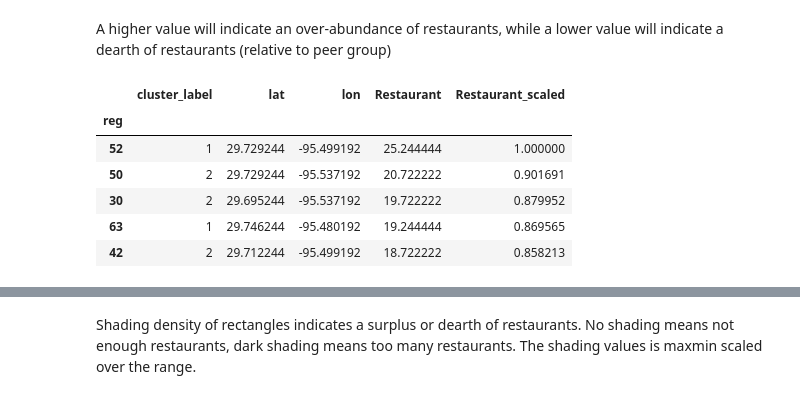
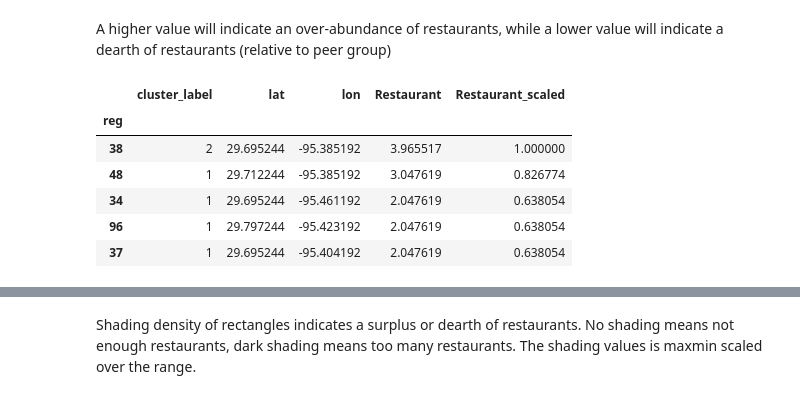
Before and after one commit to mehlmanmichael/Coursera_Capstone, a Jupyter notebook: Week4.ipynb, the cells around one changed output, grey strips where cells are left out. Saved outputs shown, nothing was run; the diff lists cells and outputs as text; code cells hidden in the pictures.

```diff
--- a/Week4.ipynb
+++ b/Week4.ipynb
@@ -215,19 +251,19 @@ v_rep = v_rep.drop([x+'_avg' for x in cols], axis=1)
 A higher value will indicate an over-abundance of restaurants, while a lower value will indicate a dearth of restaurants (relative to peer group)
 # %%
 key = 'Restaurant'
-key_rep = v_rep[[col for col in v_rep.columns if (key in col) | ('cluster_label' in col) | ('lat' in col) | ('lon' in col)]]
+key_rep = v_rep[[col for col in v_rep.columns if (re.compile(r'^('+key+')$').match(col) is not None) | ('cluster_label' == col) | ('lat' == col) | ('lon' == col)]]
 key_sum = pd.DataFrame(key_rep.iloc[:,3:].sum(axis=1), columns=[key])
 key_rep = key_rep.iloc[:,:3].join(key_sum)
 key_rep[key+'_scaled'] = MinMaxScaler().fit_transform(key_rep[key].values.reshape(-1, 1)) #need the reshape for a single column, else you do not.
 key_rep.sort_values(key, ascending=False).head()
 # %% [output]
 |  | cluster_label | lat | lon | Restaurant | Restaurant_scaled |
 | reg |  |  |  |  |  |
-| 52 | 1 | 29.729244 | -95.499192 | 25.244444 | 1.000000 |
-| 50 | 2 | 29.729244 | -95.537192 | 20.722222 | 0.901691 |
-| 30 | 2 | 29.695244 | -95.537192 | 19.722222 | 0.879952 |
-| 63 | 1 | 29.746244 | -95.480192 | 19.244444 | 0.869565 |
-| 42 | 2 | 29.712244 | -95.499192 | 18.722222 | 0.858213 |
+| 38 | 2 | 29.695244 | -95.385192 | 3.965517 | 1.000000 |
+| 48 | 1 | 29.712244 | -95.385192 | 3.047619 | 0.826774 |
+| 34 | 1 | 29.695244 | -95.461192 | 2.047619 | 0.638054 |
+| 96 | 1 | 29.797244 | -95.423192 | 2.047619 | 0.638054 |
+| 37 | 1 | 29.695244 | -95.404192 | 2.047619 | 0.638054 |
 # %%
 map_clusters = folium.Map(location=[clat, clon], zoom_start=11)
 x = np.arange(n_clusters)
```
Also changed, not shown: parts of 11 cells of this notebook.
